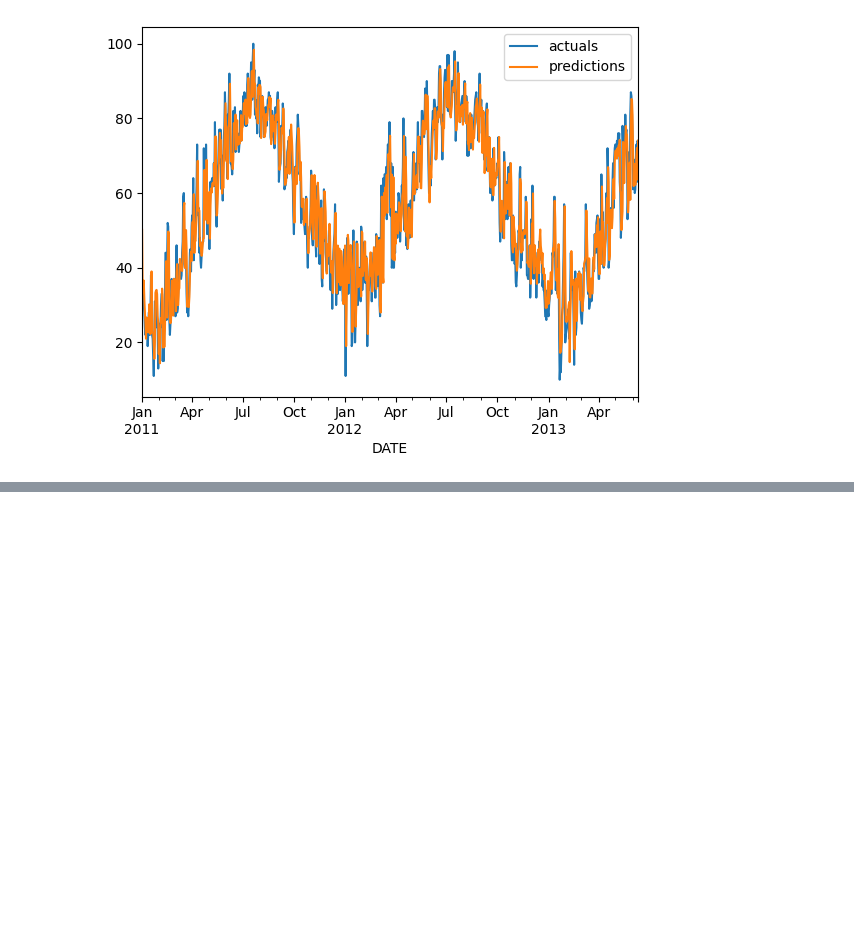
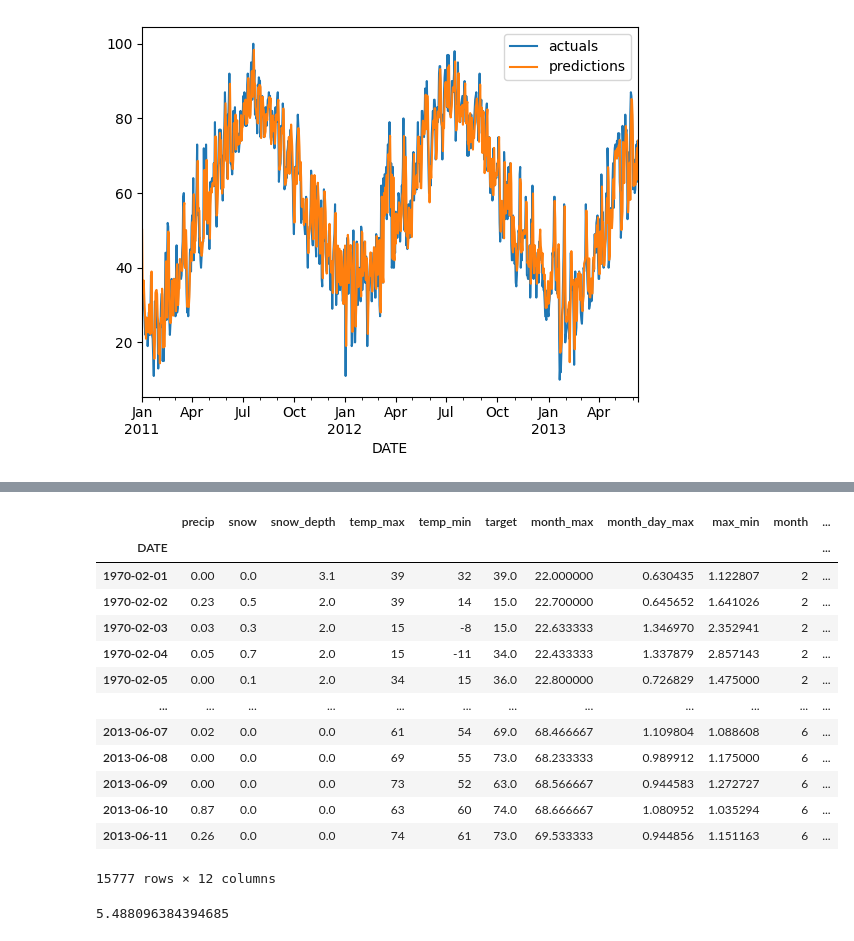
Before and after one commit to aaronwu001/Weather-Predictor, a Jupyter notebook: Weather Forecast.ipynb, the cells around one changed output, grey strips where cells are left out. Cells and saved outputs as stored; diff of their text form; code cells hidden in the pictures; blank space fills up the shorter version.

```diff
--- a/Weather Forecast.ipynb
+++ b/Weather Forecast.ipynb
@@ -443,0 +496,25 @@ combined.plot()
+# %%
+core_weather['day_of_year_avg'] = core_weather.temp_max.groupby(core_weather.index.day_of_year).transform(lambda x: x.expanding(1).mean())
+core_weather
+# %% [output]
+|  | precip | snow | snow_depth | temp_max | temp_min | target | month_max | month_day_max | max_min | month | ... |
+| DATE |  |  |  |  |  |  |  |  |  |  | ... |
+| 1970-02-01 | 0.00 | 0.0 | 3.1 | 39 | 32 | 39.0 | 22.000000 | 0.630435 | 1.122807 | 2 | ... |
+| 1970-02-02 | 0.23 | 0.5 | 2.0 | 39 | 14 | 15.0 | 22.700000 | 0.645652 | 1.641026 | 2 | ... |
+| 1970-02-03 | 0.03 | 0.3 | 2.0 | 15 | -8 | 15.0 | 22.633333 | 1.346970 | 2.352941 | 2 | ... |
+| 1970-02-04 | 0.05 | 0.7 | 2.0 | 15 | -11 | 34.0 | 22.433333 | 1.337879 | 2.857143 | 2 | ... |
+| 1970-02-05 | 0.00 | 0.1 | 2.0 | 34 | 15 | 36.0 | 22.800000 | 0.726829 | 1.475000 | 2 | ... |
+| ... | ... | ... | ... | ... | ... | ... | ... | ... | ... | ... | ... |
+| 2013-06-07 | 0.02 | 0.0 | 0.0 | 61 | 54 | 69.0 | 68.466667 | 1.109804 | 1.088608 | 6 | ... |
+| 2013-06-08 | 0.00 | 0.0 | 0.0 | 69 | 55 | 73.0 | 68.233333 | 0.989912 | 1.175000 | 6 | ... |
+| 2013-06-09 | 0.00 | 0.0 | 0.0 | 73 | 52 | 63.0 | 68.566667 | 0.944583 | 1.272727 | 6 | ... |
+| 2013-06-10 | 0.87 | 0.0 | 0.0 | 63 | 60 | 74.0 | 68.666667 | 1.080952 | 1.035294 | 6 | ... |
+| 2013-06-11 | 0.26 | 0.0 | 0.0 | 74 | 61 | 73.0 | 69.533333 | 0.944856 | 1.151163 | 6 | ... |
+15777 rows × 12 columns
+# %%
+# update predictors
+predictors = ['snow', 'snow_depth', 'precip', 'temp_max', 'temp_min', 'month_day_max', 'max_min', 'monthly_avg', 'day_of_year_avg']
+error, combined = create_predictions(predictors, core_weather, reg)
+error
+# %% [output]
+5.488096384394685
```
Also changed, not shown: parts of 8 cells of this notebook.
